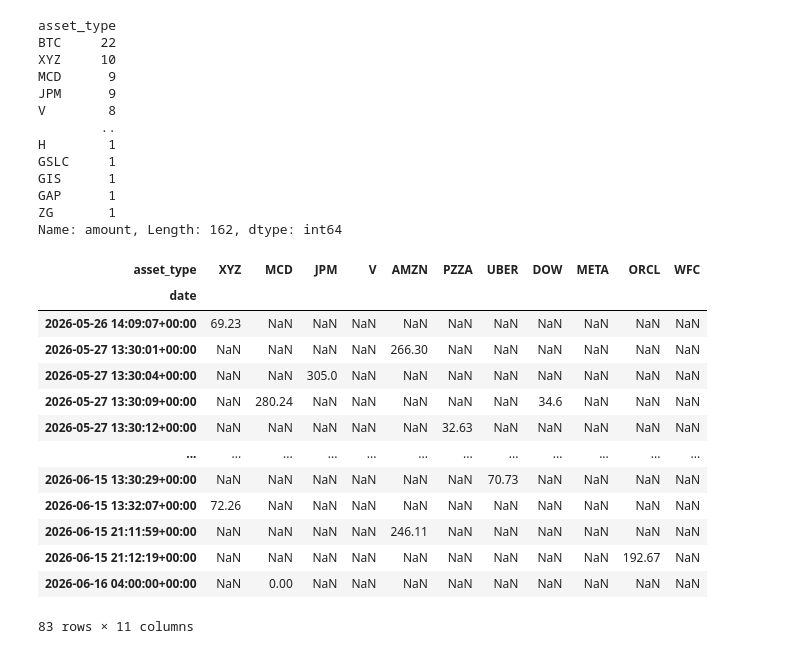
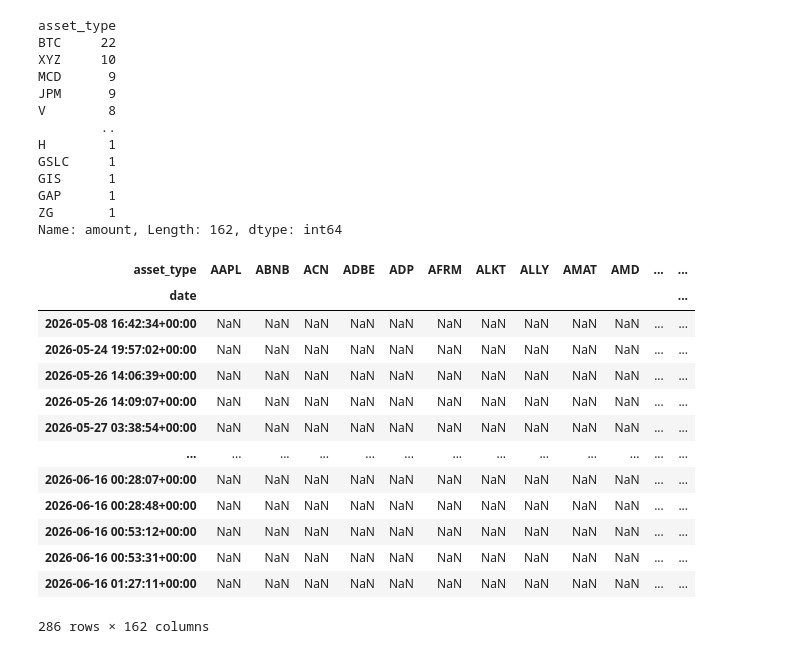
Before and after one commit to matthagy/cashapp_analysis, a Jupyter notebook: scratch0.ipynb, the cells around one changed output. Drawn from its saved outputs; the diff is of its cells as text; code cells hidden in the pictures.

```diff
--- a/scratch0.ipynb
+++ b/scratch0.ipynb
@@ -55,7 +55,7 @@ del data['Date']
 
 def parse_amount(amount_str: str | None):
     if not isinstance(amount_str, str) or amount_str is None:
-        return 0.0
+        return None
     amount_str = amount_str.replace('$', '').replace(',', '').strip()
     return float(amount_str)
 
@@ -349,26 +338,25 @@ Name: amount, Length: 162, dtype: int64
 # %%
 asset_price_time = (
     data
     .pivot_table(index='date', columns='asset_type', aggfunc='median', values='asset_price')
-    [asset_count.head(12).iloc[1::].index]
     .dropna(how='all')
 )
 asset_price_time
 # %% [output]
-| asset_type | XYZ | MCD | JPM | V | AMZN | PZZA | UBER | DOW | META | ORCL | WFC |
-| date |  |  |  |  |  |  |  |  |  |  |  |
-| 2026-05-26 14:09:07+00:00 | 69.23 | NaN | NaN | NaN | NaN | NaN | NaN | NaN | NaN | NaN | NaN |
-| 2026-05-27 13:30:01+00:00 | NaN | NaN | NaN | NaN | 266.30 | NaN | NaN | NaN | NaN | NaN | NaN |
-| 2026-05-27 13:30:04+00:00 | NaN | NaN | 305.0 | NaN | NaN | NaN | NaN | NaN | NaN | NaN | NaN |
-| 2026-05-27 13:30:09+00:00 | NaN | 280.24 | NaN | NaN | NaN | NaN | NaN | 34.6 | NaN | NaN | NaN |
-| 2026-05-27 13:30:12+00:00 | NaN | NaN | NaN | NaN | NaN | 32.63 | NaN | NaN | NaN | NaN | NaN |
-| ... | ... | ... | ... | ... | ... | ... | ... | ... | ... | ... | ... |
-| 2026-06-15 13:30:29+00:00 | NaN | NaN | NaN | NaN | NaN | NaN | 70.73 | NaN | NaN | NaN | NaN |
-| 2026-06-15 13:32:07+00:00 | 72.26 | NaN | NaN | NaN | NaN | NaN | NaN | NaN | NaN | NaN | NaN |
-| 2026-06-15 21:11:59+00:00 | NaN | NaN | NaN | NaN | 246.11 | NaN | NaN | NaN | NaN | NaN | NaN |
-| 2026-06-15 21:12:19+00:00 | NaN | NaN | NaN | NaN | NaN | NaN | NaN | NaN | NaN | 192.67 | NaN |
-| 2026-06-16 04:00:00+00:00 | NaN | 0.00 | NaN | NaN | NaN | NaN | NaN | NaN | NaN | NaN | NaN |
+| asset_type | AAPL | ABNB | ACN | ADBE | ADP | AFRM | ALKT | ALLY | AMAT | AMD | ... | ... |
+| date |  |  |  |  |  |  |  |  |  |  |  | ... |
+| 2026-05-08 16:42:34+00:00 | NaN | NaN | NaN | NaN | NaN | NaN | NaN | NaN | NaN | NaN | ... | ... |
+| 2026-05-24 19:57:02+00:00 | NaN | NaN | NaN | NaN | NaN | NaN | NaN | NaN | NaN | NaN | ... | ... |
+| 2026-05-26 14:06:39+00:00 | NaN | NaN | NaN | NaN | NaN | NaN | NaN | NaN | NaN | NaN | ... | ... |
+| 2026-05-26 14:09:07+00:00 | NaN | NaN | NaN | NaN | NaN | NaN | NaN | NaN | NaN | NaN | ... | ... |
+| 2026-05-27 03:38:54+00:00 | NaN | NaN | NaN | NaN | NaN | NaN | NaN | NaN | NaN | NaN | ... | ... |
+| ... | ... | ... | ... | ... | ... | ... | ... | ... | ... | ... | ... | ... |
+| 2026-06-16 00:28:07+00:00 | NaN | NaN | NaN | NaN | NaN | NaN | NaN | NaN | NaN | NaN | ... | ... |
+| 2026-06-16 00:28:48+00:00 | NaN | NaN | NaN | NaN | NaN | NaN | NaN | NaN | NaN | NaN | ... | ... |
+| 2026-06-16 00:53:12+00:00 | NaN | NaN | NaN | NaN | NaN | NaN | NaN | NaN | NaN | NaN | ... | ... |
+| 2026-06-16 00:53:31+00:00 | NaN | NaN | NaN | NaN | NaN | NaN | NaN | NaN | NaN | NaN | ... | ... |
+| 2026-06-16 01:27:11+00:00 | NaN | NaN | NaN | NaN | NaN | NaN | NaN | NaN | NaN | NaN | ... | ... |
-83 rows × 11 columns
+286 rows × 162 columns
 # %%
 asset_price_rel = asset_price_time.div(asset_price_time.bfill().iloc[0]).ffill().fillna(1)
 asset_price_rel
```
Also changed, not shown: parts of 16 cells of this notebook.
